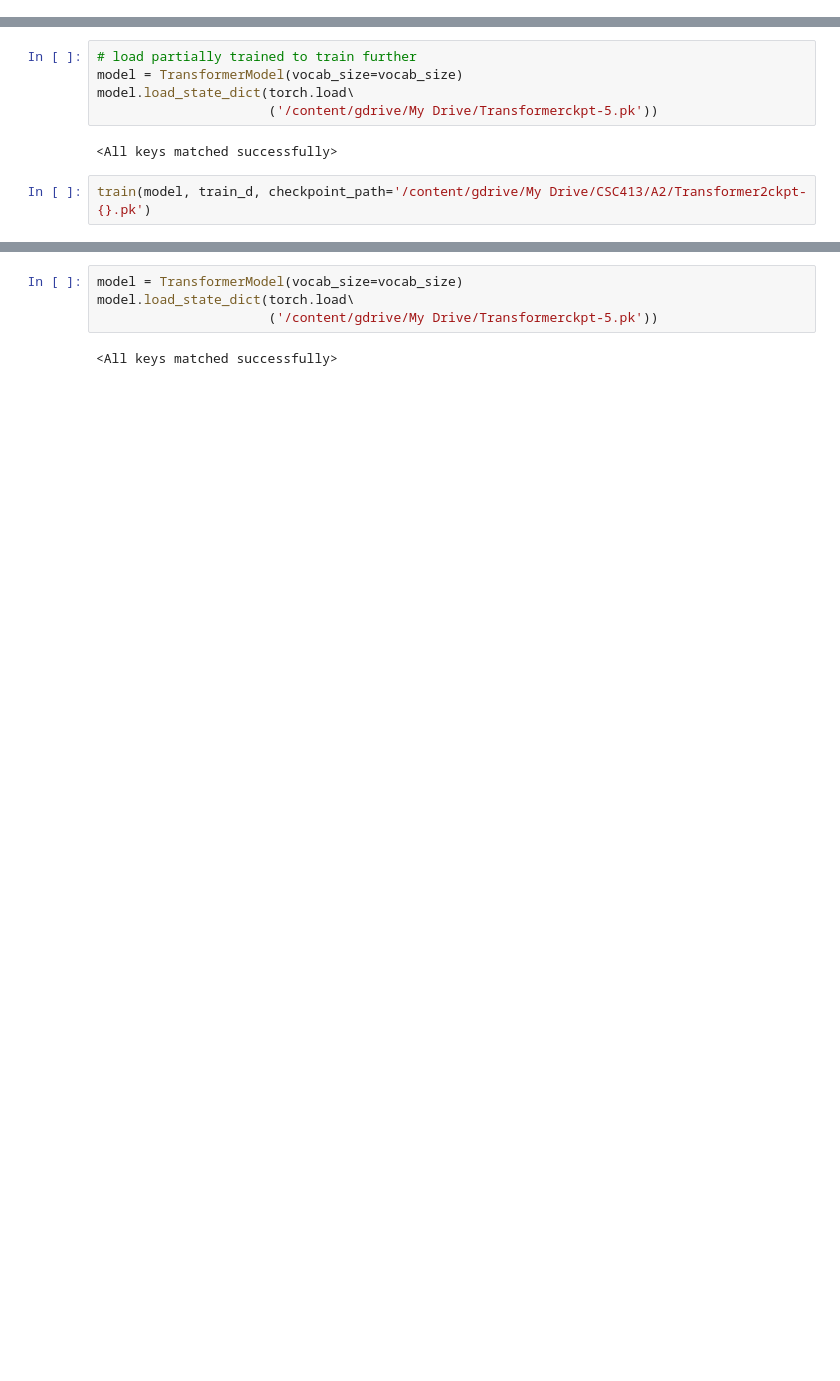
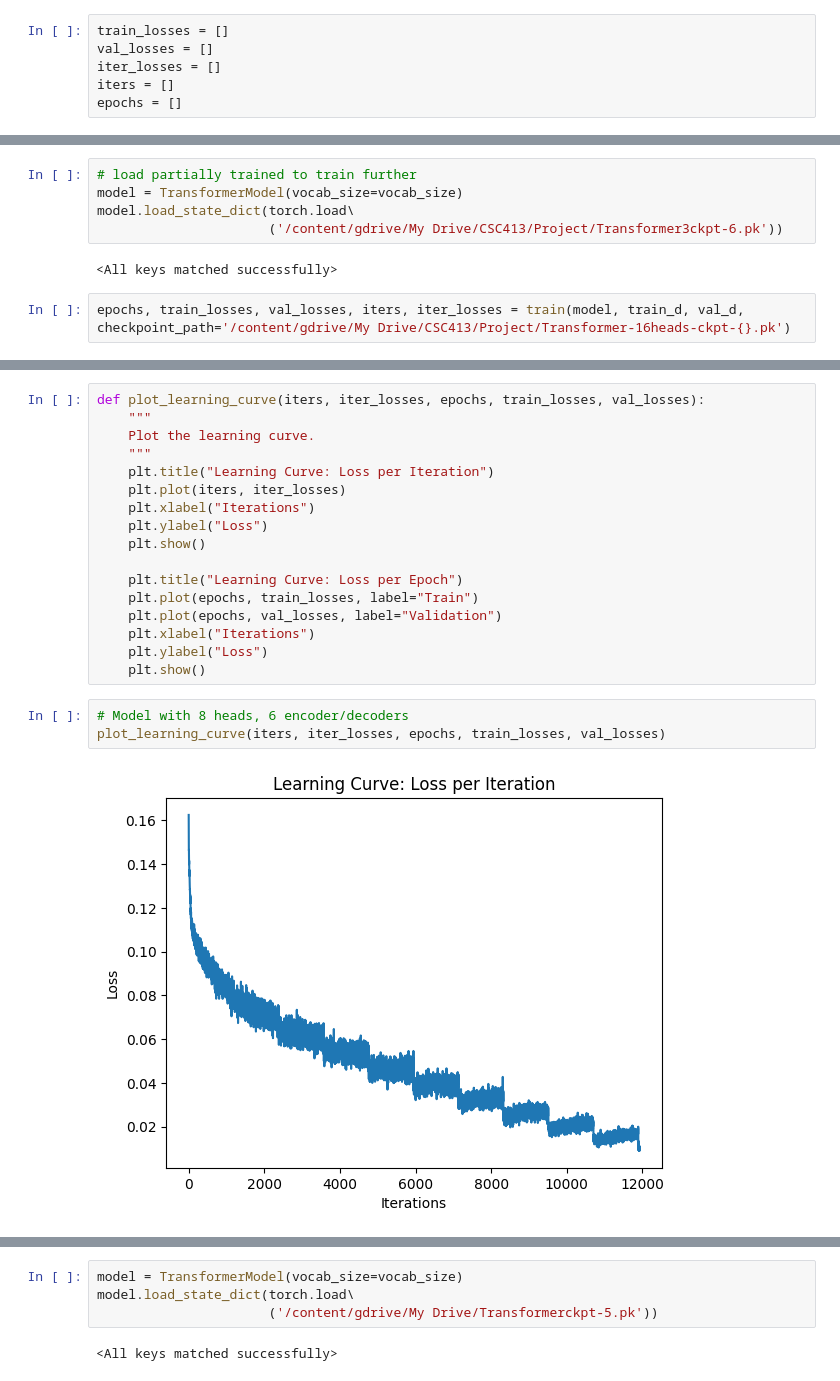
Before and after one commit to ProgrammedThought/Text-Summarizer, a Jupyter notebook: 413_Final_Project_.ipynb, the cells around one changed output, grey strips where cells are left out. Saved outputs shown, nothing was run; the diff lists cells and outputs as text; blank space fills up the shorter version.

```diff
--- a/413_Final_Project_.ipynb
+++ b/413_Final_Project_.ipynb
@@ -311 +384,7 @@ def get_summary(output):
+# %%
+train_losses = []
+val_losses = []
+iter_losses = []
+iters = []
+epochs = []
 # %%
@@ -434,9 +518,9 @@ model = TransformerModel(vocab_size=vocab_size)
 # load partially trained to train further
 model = TransformerModel(vocab_size=vocab_size)
 model.load_state_dict(torch.load\
-                      ('/content/gdrive/My Drive/Transformerckpt-5.pk'))
+                      ('/content/gdrive/My Drive/CSC413/Project/Transformer3ckpt-6.pk'))
 # %% [output]
 <All keys matched successfully>
 # %%
-train(model, train_d, checkpoint_path='/content/gdrive/My Drive/CSC413/A2/Transformer2ckpt-{}.pk')
+epochs, train_losses, val_losses, iters, iter_losses = train(model, train_d, val_d, checkpoint_path='/content/gdrive/My Drive/CSC413/Project/Transformer-16heads-ckpt-{}.pk')
 # %% [output]
@@ -458,0 +547,22 @@ train(model, train_d, checkpoint_path='/content/gdrive/My Drive/CSC413/A2/Transf
+# %%
+def plot_learning_curve(iters, iter_losses, epochs, train_losses, val_losses):
+    """
+    Plot the learning curve.
+    """
+    plt.title("Learning Curve: Loss per Iteration")
+    plt.plot(iters, iter_losses)
+    plt.xlabel("Iterations")
+    plt.ylabel("Loss")
+    plt.show()
+
+    plt.title("Learning Curve: Loss per Epoch")
+    plt.plot(epochs, train_losses, label="Train")
+    plt.plot(epochs, val_losses, label="Validation")
+    plt.xlabel("Iterations")
+    plt.ylabel("Loss")
+    plt.show()
+# %%
+# Model with 8 heads, 6 encoder/decoders
+plot_learning_curve(iters, iter_losses, epochs, train_losses, val_losses)
+# %% [output]
+[figure, added]
```
Also changed, not shown: parts of 35 cells of this notebook.
